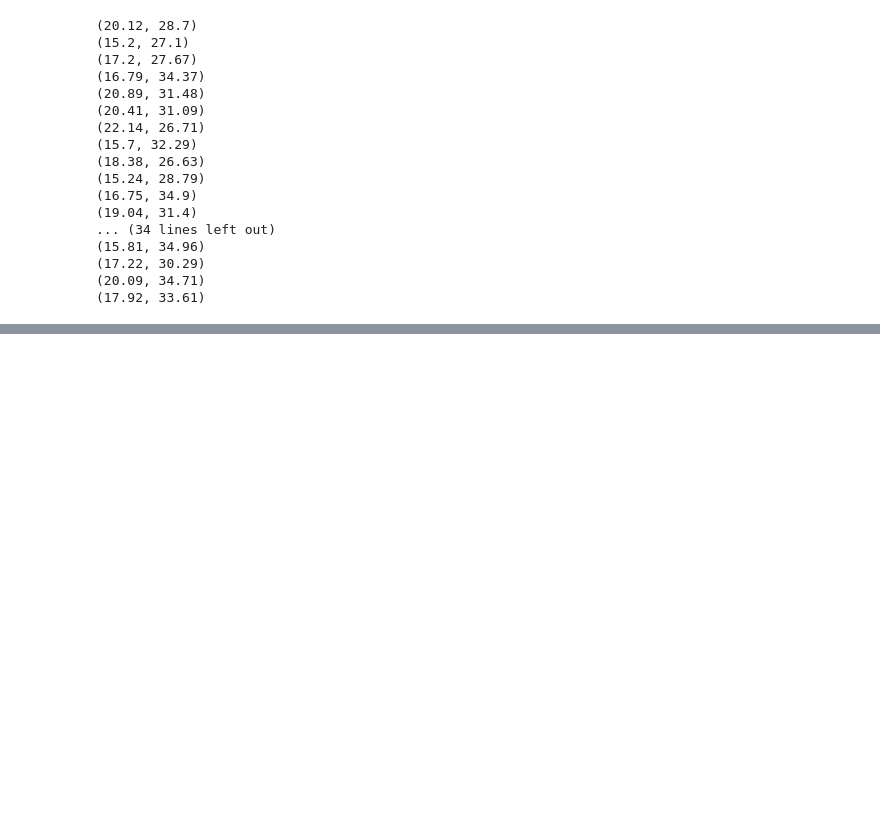
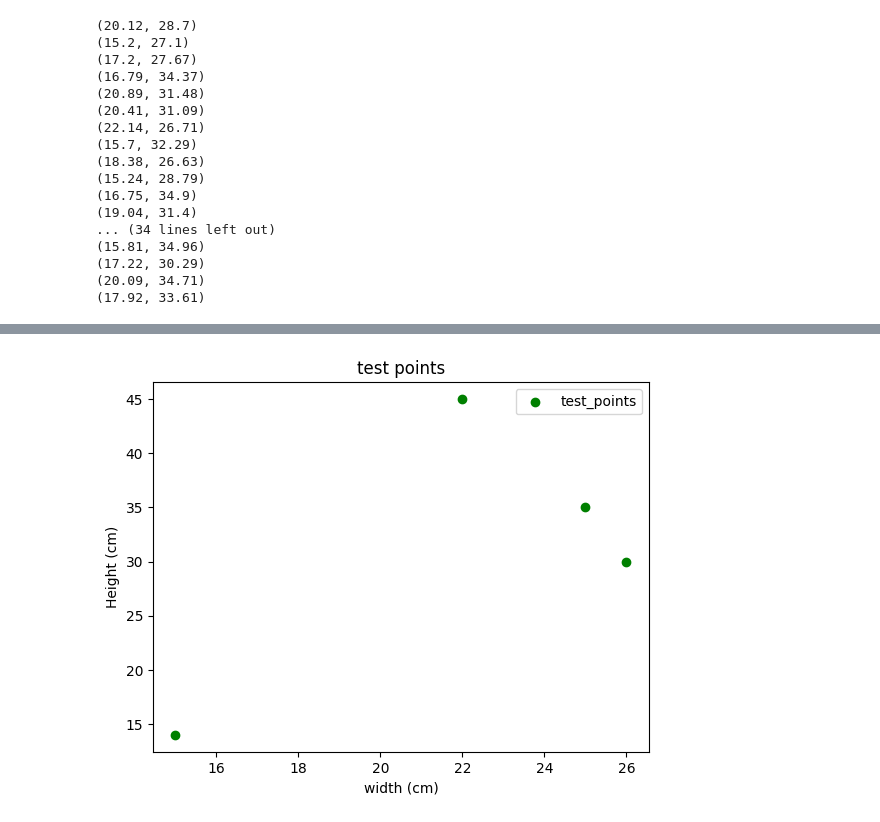
Before and after one commit to mosendamnit/Python-Muhsin-Ahmad-OPA23, a Jupyter notebook: LAB/lab.ipynb, the cells around one changed output, grey strips where cells are left out. Saved outputs shown, nothing was run; the diff lists cells and outputs as text; code cells hidden in the pictures; blank space fills up the shorter version.

```diff
--- a/LAB/lab.ipynb
+++ b/LAB/lab.ipynb
@@ -82,0 +196,21 @@ TypeError: write() argument must be str, not list
+# %%
+import matplotlib.pyplot as plt
+
+#test_point = [(25, 35), (15,14), (26,30), (22,45)]
+
+x_test_points, y_test_points = zip(*test_point)
+
+
+
+
+plt.scatter(x_test_points , y_test_points , color = "green" , label = "test_points" )
+
+plt.xlabel("width (cm)")
+plt.ylabel("Height (cm)")
+plt.title("test points")
+
+
+plt.legend()
+plt.show()
+# %% [output]
+[figure, added]
```
Also changed, not shown: parts of 13 cells of this notebook, 3 other files.
